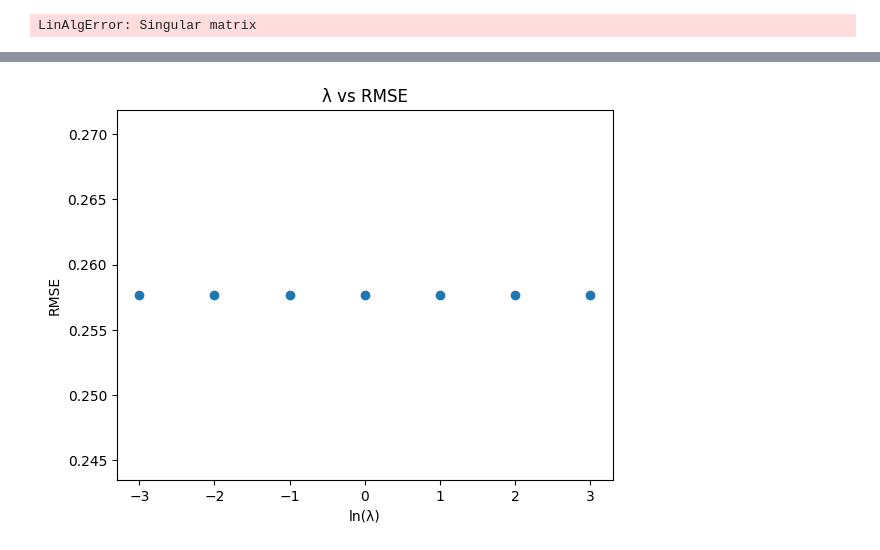
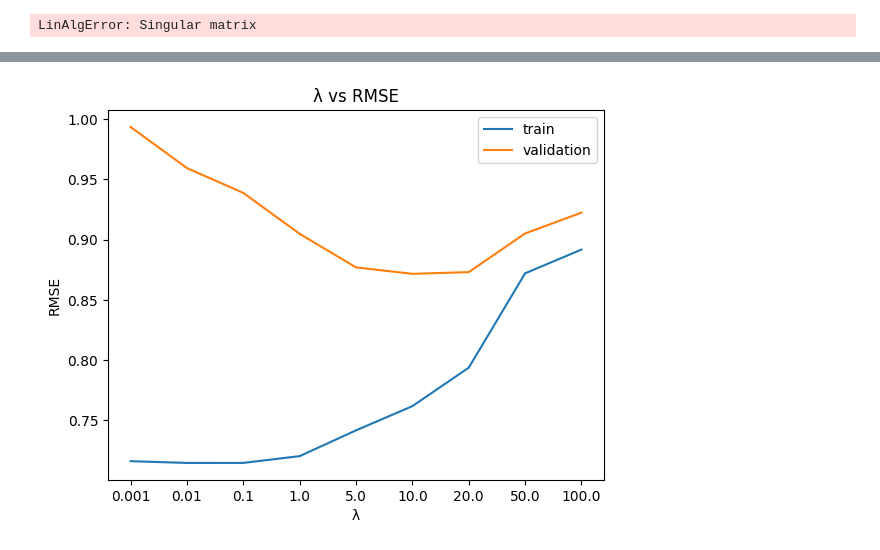
Before and after one commit to sidharthNair/machine-learning, a Jupyter notebook: HW1/hw1.ipynb, the cells around one changed output, grey strips where cells are left out. Cells and saved outputs as stored; diff of their text form; code cells hidden in the pictures.

```diff
--- a/HW1/hw1.ipynb
+++ b/HW1/hw1.ipynb
@@ -148,8 +148,8 @@ def train(U, M, R, lamda, tau):
         M: A numpy array of shape (k, M) containing the trained movie matrix.
     """
     for i in range(tau):
-        update_U(U, M, R, lamda)
-        update_M(U, M, R, lamda)
+        U = update_U(U, M, R, lamda)
+        M = update_M(U, M, R, lamda)
 
     return U, M
 # %% [markdown]
@@ -165,7 +165,7 @@ def evaluate(pred_R, true_R):
     Returns:
         rmse: The RMSE of the predicted ratings matrix.
     """
-    return np.sqrt(np.mean((pred_R-true_R)**2))
+    return np.sqrt(np.nanmean((true_R - pred_R)[np.nonzero(true_R)] ** 2))
 # %% [markdown]
 ## Execute your code and answer HW questions
 # %% [markdown]
@@ -176,8 +176,8 @@ lamda = 0
 tau = 30
 k = 10
 
-U = np.random.rand(k, trn_R.shape[0])
-M = np.random.rand(k, trn_R.shape[1])
+U = np.random.uniform(low=1.0, high=5.0, size=(k, trn_R.shape[0]))
+M = np.random.uniform(low=1.0, high=5.0, size=(k, trn_R.shape[1]))
 # %% [markdown]
 ### **Question 1**
 Select $λ = 0$ and compute $U$ and $M$. What are the problems you face?
@@ -235,40 +236,55 @@ print(np.count_nonzero(trn_R), np.count_nonzero(val_R))
 # %%
 # Your code here
-global_mean = np.mean(trn_R)
-centered_trn_R = trn_R - global_mean
+U = np.random.uniform(low=1.0, high=5.0, size=(k, trn_R.shape[0]))
+M = np.random.uniform(low=1.0, high=5.0, size=(k, trn_R.shape[1]))
 
-row_means = np.mean(centered_trn_R, axis=1)
-for i in range(len(row_means)):
-    centered_trn_R[i] = centered_trn_R[i] - row_means[i]
+centered_trn_R = trn_R.copy()
 
-col_means = np.mean(centered_trn_R, axis=0)
-for i in range(len(col_means)):
-    centered_trn_R[:, i] = centered_trn_R[:, i] - col_means[i]
+indices = trn_R.nonzero()
+global_mean = np.mean(trn_R[indices])
+centered_trn_R[trn_R.nonzero()] -= global_mean
 
-lamda_exps = [x for x in range(-3, 4, 1)]
-errors = []
+row_means = []
+col_means = []
+for i in range(centered_trn_R.shape[0]):
+    row = centered_trn_R[i]
+    indices = row.nonzero()[0]
+    row_means.append(np.mean(row[indices]))
+    centered_trn_R[i, indices] -= row_means[i]
+
+for i in range(centered_trn_R.shape[1]):
+    col = centered_trn_R[:, i]
+    indices = col.nonzero()
+    col_means.append(np.mean(col[indices]))
+    centered_trn_R[indices, i] -= col_means[i]
+
+lamdas = [1e-3, 1e-2, 1e-1, 1, 5, 10, 20, 50, 100]
+validation_errors = []
+training_errors = []
 optimal_lamda = None
 optimal_rmse = None
-for lamda_exp in lamda_exps:
-    lamda = np.e ** lamda_exp
-    trained_U, trained_M = train(U, M, centered_trn_R, lamda, tau)
-    pred_R = np.matmul(trained_U.transpose(), trained_M)
+for lamda in lamdas:
+    U, M = train(U, M, centered_trn_R, lamda, tau)
+    pred_R = np.matmul(U.T, M)
+    for i in range(len(col_means)):
+        pred_R[:, i] += col_means[i]
+    for i in range(len(row_means)):
+        pred_R[i] += row_means[i]
     pred_R += global_mean
-    for i in range(len(row_means)):
-        centered_trn_R[i] = centered_trn_R[i] + row_means[i]
-    for i in range(len(col_means)):
-        centered_trn_R[:, i] = centered_trn_R[:, i] + col_means[i]
-    rmse = evaluate(pred_R, val_R)
-    errors.append(rmse)
-    if optimal_rmse is None or rmse < optimal_rmse:
-        optimal_rmse = rmse
+    validation_rmse = evaluate(pred_R, val_R)
+    validation_errors.append(validation_rmse)
+    training_rmse = evaluate(pred_R, trn_R)
+    training_errors.append(training_rmse)
+    if optimal_rmse is None or validation_rmse < optimal_rmse:
+        optimal_rmse = validation_rmse
         optimal_lamda = lamda
-print("Optimal RMSE:", optimal_rmse, "Optimal lamda", lamda)
+print("Optimal RMSE:", optimal_rmse, "Optimal lambda:", optimal_lamda)
 
-plt.scatter(lamda_exps, errors)
+plt.plot(np.asarray(lamdas).astype('str'), training_errors, label="train")
+plt.plot(np.asarray(lamdas).astype('str'), validation_errors, label="validation")
+plt.legend()
 plt.title("λ vs RMSE")
-plt.xlabel("ln(λ)")
+plt.xlabel("λ")
 plt.ylabel("RMSE")
-plt.xticks(lamda_exps)
 plt.show()
 # %% [output]
@@ -276 +292 @@ Optimal RMSE: 0.25767606869381476 Optimal lamda 20.085536923187664
-[figure, old version]
+[figure, new version]
```
Also changed, not shown: parts of 13 cells of this notebook.
